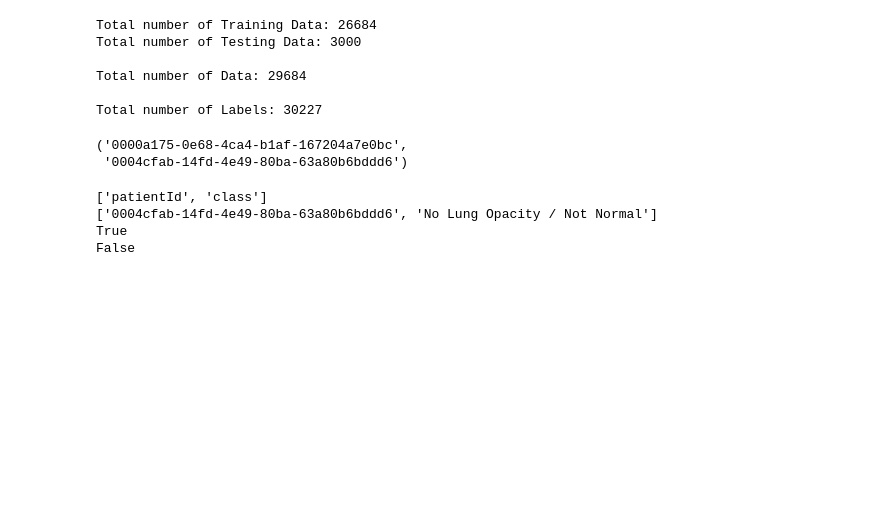
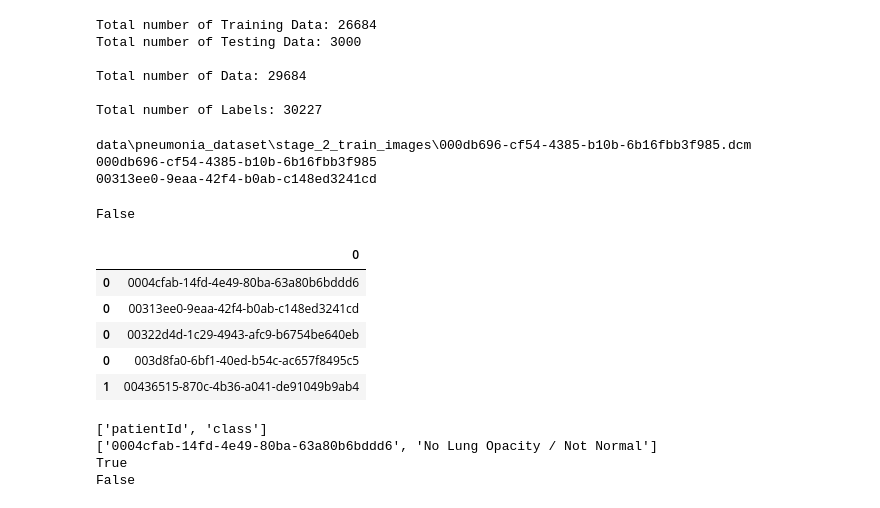
Before and after one commit to kmsmeng/ML_Projects, a Jupyter notebook: Medical_Image_Classification/pneumonia_detection_challenge.ipynb, the cells around one changed output. Saved outputs shown, nothing was run; the diff lists cells and outputs as text; code cells hidden in the pictures; blank space fills up the shorter version.

```diff
--- a/Medical_Image_Classification/pneumonia_detection_challenge.ipynb
+++ b/Medical_Image_Classification/pneumonia_detection_challenge.ipynb
@@ -109,16 +109,50 @@ Total number of Labels: 30227
 # %%
 # Get the list of all the patient Id from the training and testing data and see how it corresponds to the label CSV file
 
+x = 0
 train_data_patientID_list = []
 
-image_path = all_images_path[0]
-image_path
+image_path = train_images_path[2]
+print(image_path)
 
 image = pydicom.dcmread(image_path)
 image_pixel = image.pixel_array
 patientID = image.PatientID
 # plt.imshow(image_pixel)
-patientID, patientID_list[0]
+print(patientID+'\n'+patientID_list[1])
+
+patientID == patientID_list[1]
+
+
+# for x in range(len(train_images_path)):
+#     image_path = train_images_path[x]
+#     image = pydicom.dcmread(image_path)
+#     patientID = image.PatientID
+#     print(patientID, patientID_list[x])
+#     if patientID == patientID_list[x]:
+#         print(x)
+#         break
+
+
+# print('the loop didnt break')
 # %% [output]
-('0000a175-0e68-4ca4-b1af-167204a7e0bc',
- '0004cfab-14fd-4e49-80ba-63a80b6bddd6')
+data\pneumonia_dataset\stage_2_train_images\000db696-cf54-4385-b10b-6b16fbb3f985.dcm
+000db696-cf54-4385-b10b-6b16fbb3f985
+00313ee0-9eaa-42f4-b0ab-c148ed3241cd
+False
+# %%
+# Reading the csv file with pandas
+
+import pandas as pd
+
+df_label = pd.DataFrame(all_labels_list)
+
+df_id = pd.DataFrame(patientID_list, all_labels_list)
+df_id[:5]
+# %% [output]
+|  | 0 |
+| 0 | 0004cfab-14fd-4e49-80ba-63a80b6bddd6 |
+| 0 | 00313ee0-9eaa-42f4-b0ab-c148ed3241cd |
+| 0 | 00322d4d-1c29-4943-afc9-b6754be640eb |
+| 0 | 003d8fa0-6bf1-40ed-b54c-ac657f8495c5 |
+| 1 | 00436515-870c-4b36-a041-de91049b9ab4 |
```
Also changed, not shown: parts of 4 cells of this notebook.
